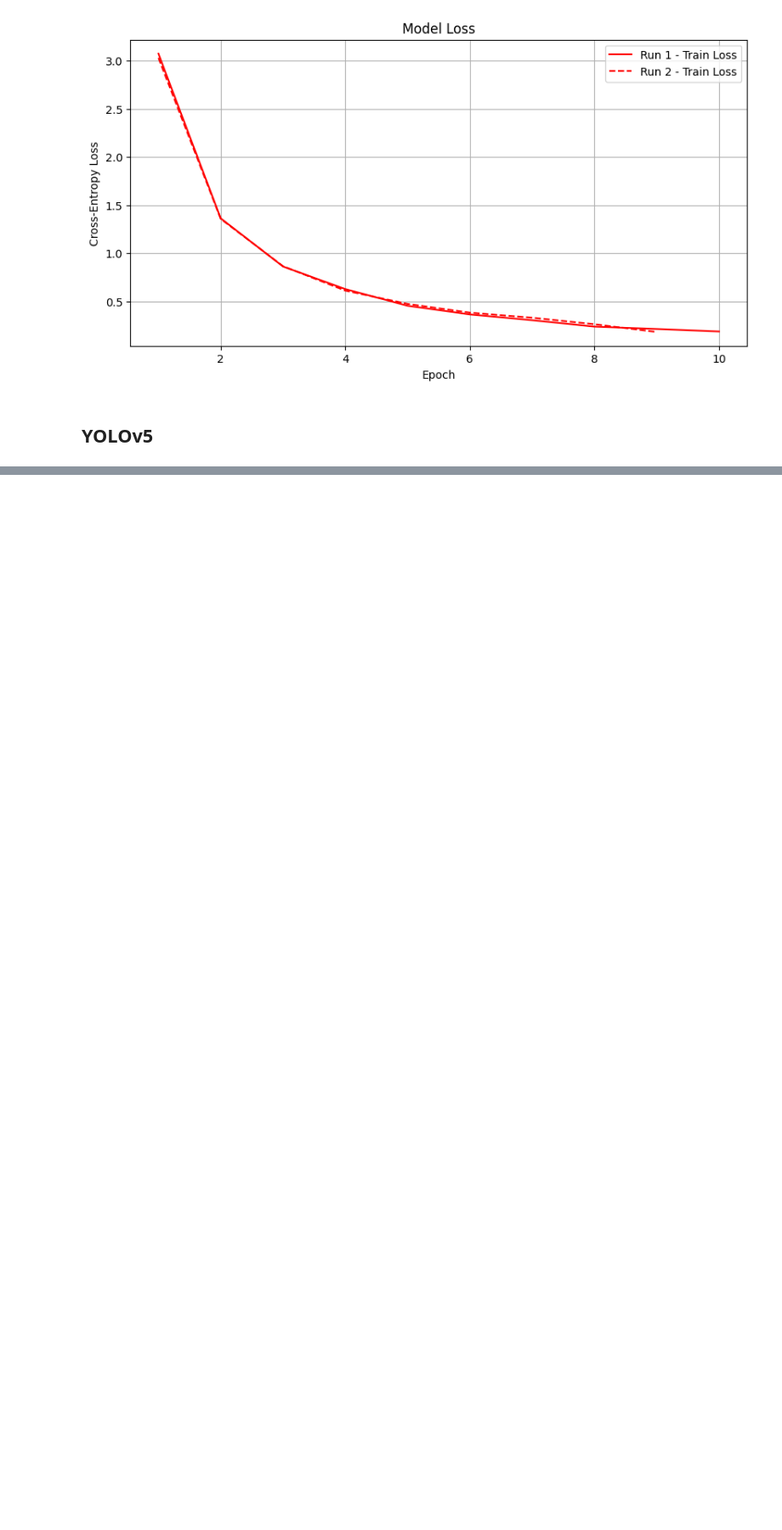
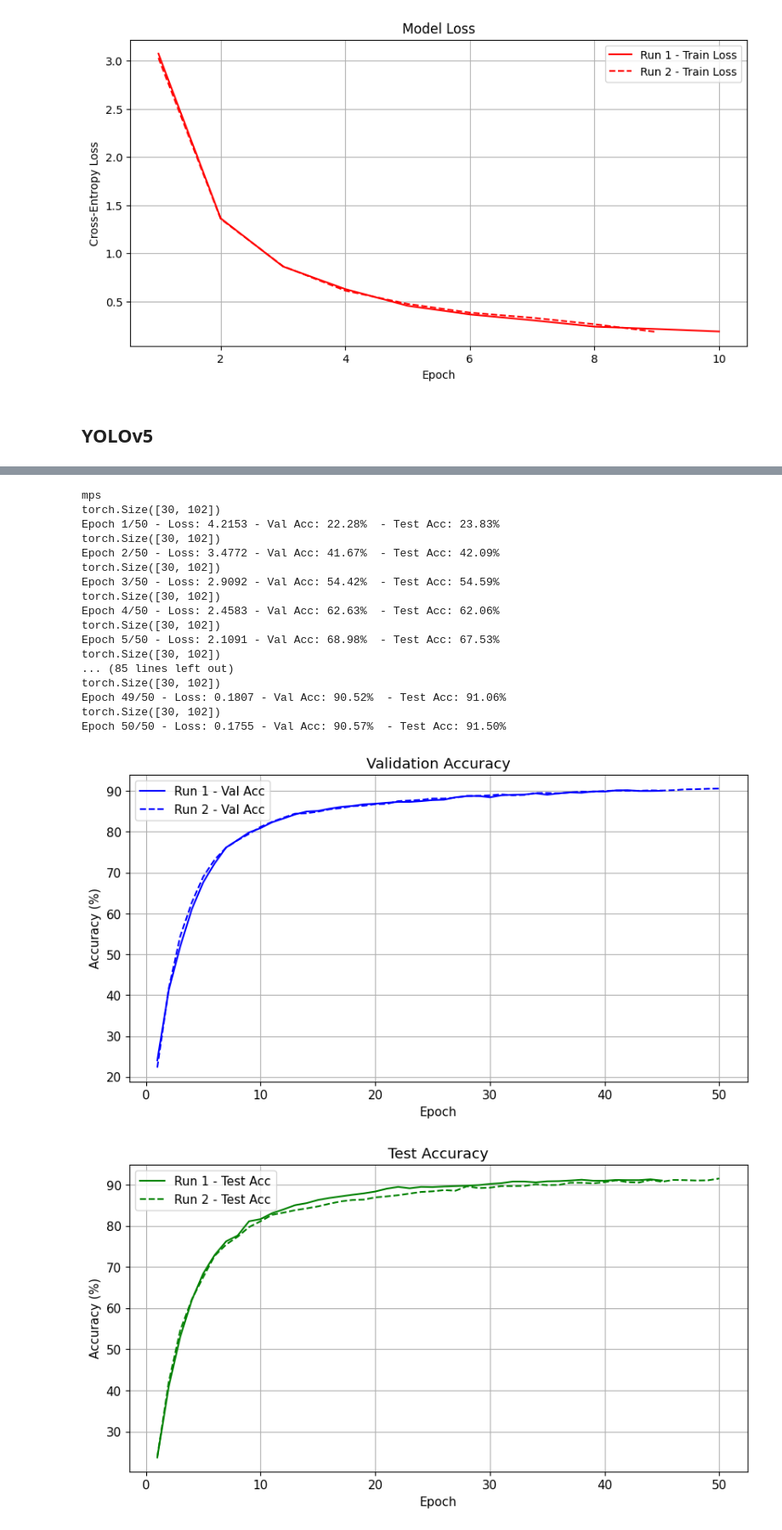
Before and after one commit to tomhil/Assignment4, a Jupyter notebook: sample.ipynb, the cells around one changed output, grey strips where cells are left out. Shown at 85% size. Drawn from its saved outputs; the diff is of its cells as text; code cells hidden in the pictures; blank space fills up the shorter version.

```diff
--- a/sample.ipynb
+++ b/sample.ipynb
@@ -415,7 +425,7 @@ _imagenet_mean = [0.485, 0.456, 0.406]
 _imagenet_std = [0.229, 0.224, 0.225]
 
 # Train-time augmentation for Flowers102
-train_aug_transfor = transforms.Compose([
+train_aug_transform = transforms.Compose([
     transforms.RandomResizedCrop(224, scale=(0.8, 1.0), ratio=(0.9, 1.1)),
     transforms.RandomHorizontalFlip(p=0.5),
     transforms.ColorJitter(brightness=0.2, contrast=0.2, saturation=0.2, hue=0.02),
@@ -848,0 +802,16 @@ YOLO 448 batch shape: (32, 3, 448, 448)
+# %%
+print("\n==== YOLO-CLS (Augmented) — Starting Run 1 (Split 1) ====\n")
+yolo_cls_aug1 = setup_yolo_cls(num_classes=102, freeze_backbone=True)
+yolo_cls_aug1, yolo_cls_history_aug1 = train_transfer_learning(
+    yolo_cls_aug1, train_loader1_aug, val_loader1_aug, test_loader1_aug, epochs=50
+)
+
+print("\n==== YOLO-CLS (Augmented) — Starting Run 2 (Split 2) ====\n")
+yolo_cls_aug2 = setup_yolo_cls(num_classes=102)
+yolo_cls_aug2, yolo_cls_history_aug2 = train_transfer_learning(
+    yolo_cls_aug2, train_loader2_aug, val_loader2_aug, test_loader2_aug, epochs=50
+)
+
+# Compare augmented runs
+b = plot_training_history(yolo_cls_history_aug1, yolo_cls_history_aug2)
+# %% [output]
@@ -848,0 +848,19 @@ YOLO 448 batch shape: (32, 3, 448, 448)
+mps
+torch.Size([30, 102])
+Epoch 1/50 - Loss: 4.2153 - Val Acc: 22.28%  - Test Acc: 23.83%
+torch.Size([30, 102])
+Epoch 2/50 - Loss: 3.4772 - Val Acc: 41.67%  - Test Acc: 42.09%
+torch.Size([30, 102])
+Epoch 3/50 - Loss: 2.9092 - Val Acc: 54.42%  - Test Acc: 54.59%
+torch.Size([30, 102])
+Epoch 4/50 - Loss: 2.4583 - Val Acc: 62.63%  - Test Acc: 62.06%
+torch.Size([30, 102])
+Epoch 5/50 - Loss: 2.1091 - Val Acc: 68.98%  - Test Acc: 67.53%
+torch.Size([30, 102])
+... (85 lines left out)
+torch.Size([30, 102])
+Epoch 49/50 - Loss: 0.1807 - Val Acc: 90.52%  - Test Acc: 91.06%
+torch.Size([30, 102])
+Epoch 50/50 - Loss: 0.1755 - Val Acc: 90.57%  - Test Acc: 91.50%
+[figure, added]
+[figure, added]
```
Also changed, not shown: parts of 35 cells of this notebook, 1 other file.
